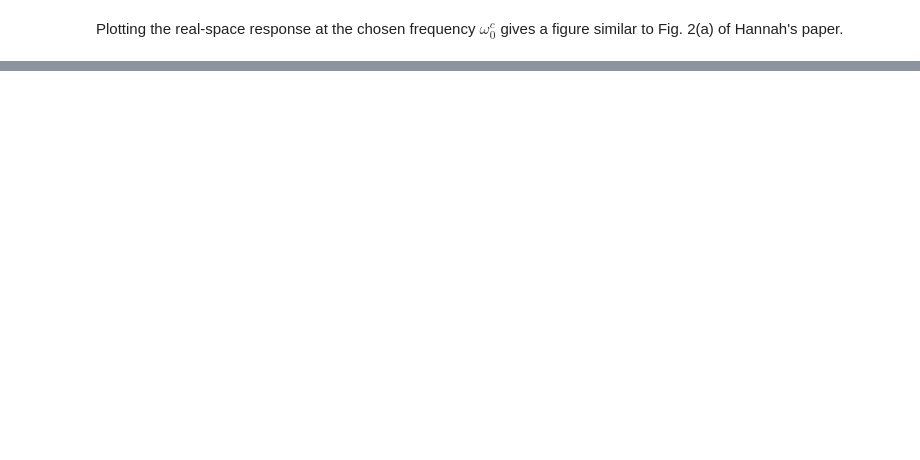
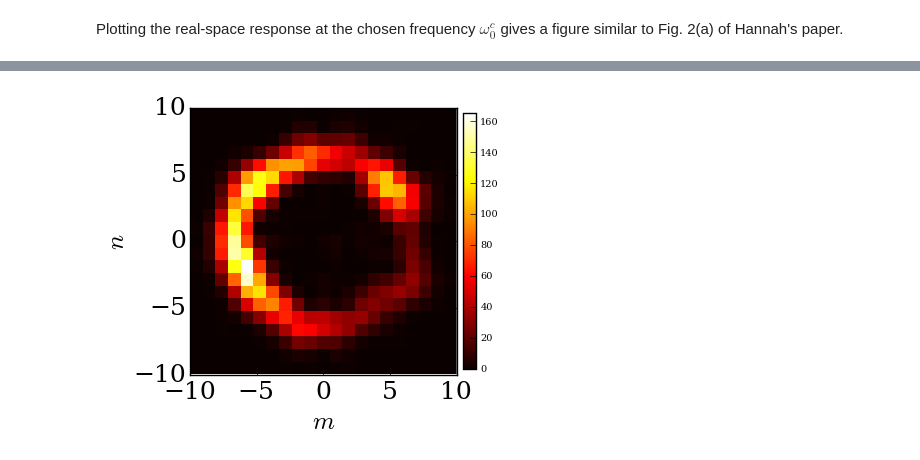
Before and after one commit to berceanu/notebooks, a Jupyter notebook: julia/berryphase.ipynb, the cells around one changed output, grey strips where cells are left out. Cells and saved outputs as stored; diff of their text form; code cells hidden in the pictures; blank space fills up the shorter version.

```diff
--- a/julia/berryphase.ipynb
+++ b/julia/berryphase.ipynb
@@ -31,0 +38,4 @@ plotreal(cω0; lim=10)
+# %%
+plotreal(cω0; lim=10, seed=4321)
+# %% [output]
+[figure, added]
```
Also changed, not shown: parts of 3 cells of this notebook, 1 other file.
